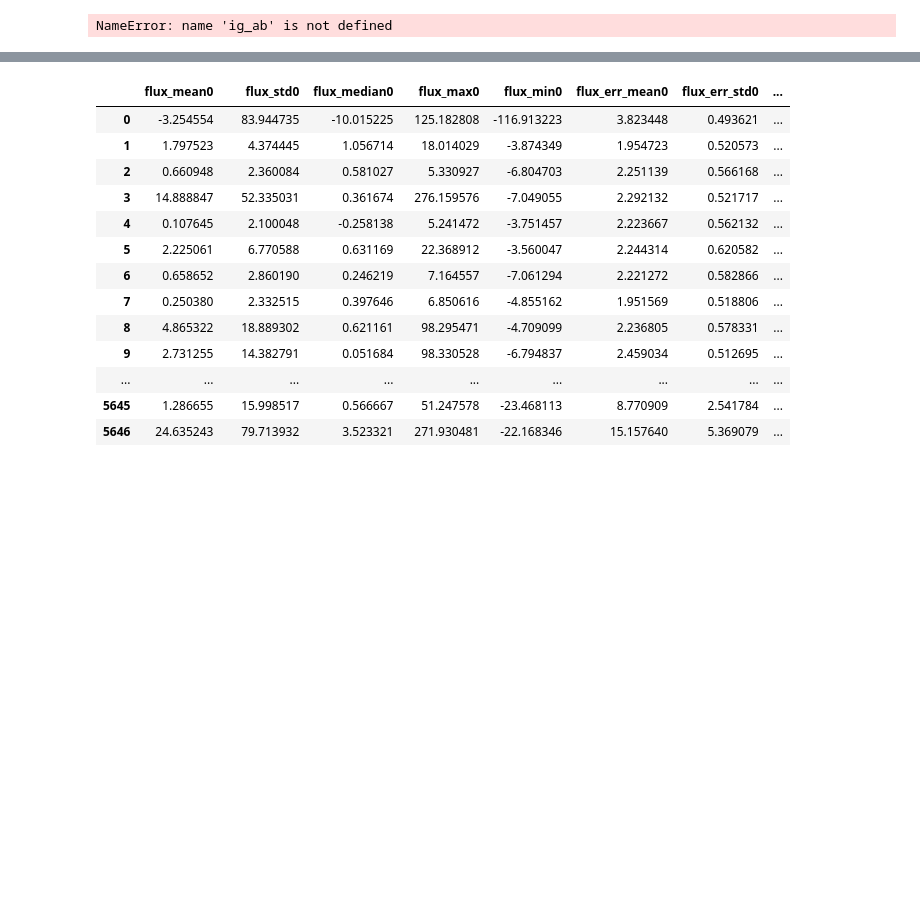
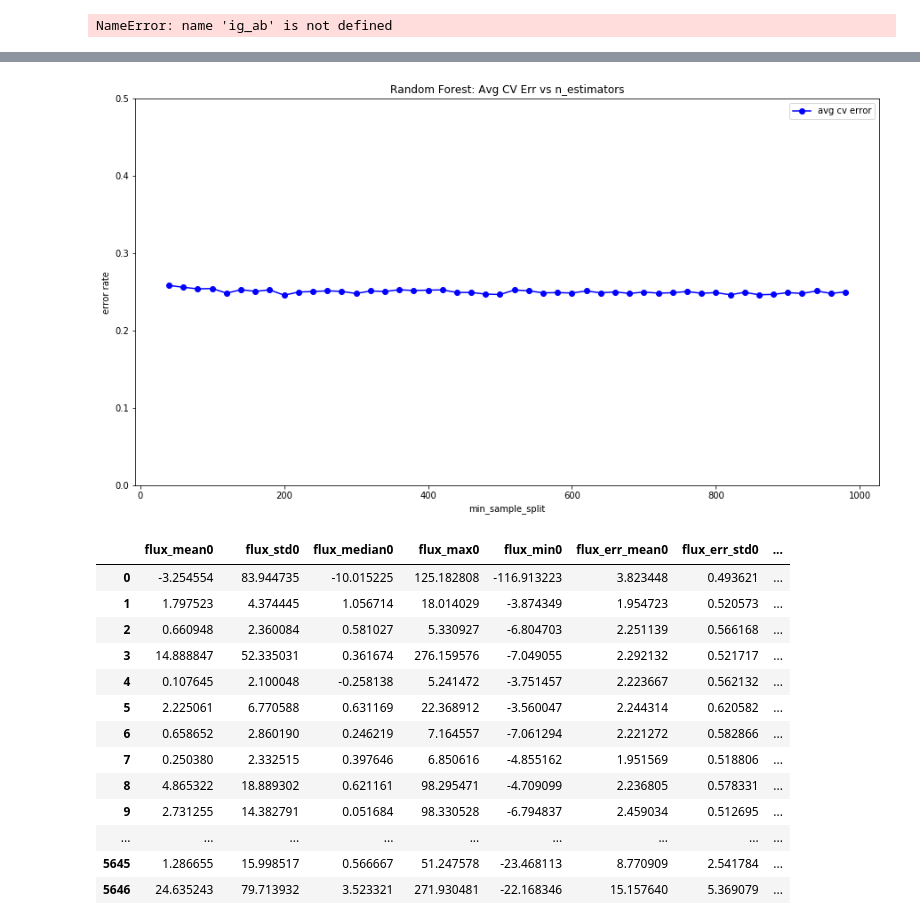
Before and after one commit to aushtin/code, a Jupyter notebook: Untitled2.ipynb, the cells around one changed output, grey strips where cells are left out. Drawn from its saved outputs; the diff is of its cells as text; code cells hidden in the pictures; blank space fills up the shorter version.

```diff
--- a/Untitled2.ipynb
+++ b/Untitled2.ipynb
@@ -762,25 +673,25 @@ object_ids, objects = plot_random_light_curves(pretraining_set)
 
 training_features, training_labels = extract_features2(training_set, training_set_metadata)
 test_features, test_labels = extract_features2(test_set, test_set_metadata)
-normalized_training_set = normalize_ts(training_set, training_set_metadata)
-normalized_test_set = normalize_ts(test_set, test_set_metadata)
+# normalized_training_set = normalize_ts(training_set, training_set_metadata)
+# normalized_test_set = normalize_ts(test_set, test_set_metadata)
 
-norm_training_features, training_labels = extract_features2(normalized_training_set, training_set_metadata)
-norm_test_features, test_labels = extract_features2(normalized_test_set, test_set_metadata)
+# norm_training_features, training_labels = extract_features2(normalized_training_set, training_set_metadata)
+# norm_test_features, test_labels = extract_features2(normalized_test_set, test_set_metadata)
 
 gnb, gnb_avg_cv = gaussian_naive_bayes_cv(norm_training_features, training_labels)
 dt, dt_avg_cv = decision_tree_cv(training_features, training_labels)
 rf, rf_avg_cv = random_forest_cv(training_features, training_labels)
 ab, ab_avg_cv = adaboost_cv(training_features, training_labels)
 
-dt_params = range(2, 20)
-dt_avg_errs, best_dt = dt_cv_curve(dt_params, training_features, training_labels)
+# dt_params = range(2, 20)
+# dt_avg_errs, best_dt = dt_cv_curve(dt_params, training_features, training_labels)
 
-rf_params = range(40, 1000, 20)
-rf_avg_errs, best_rf = rf_cv_curve(rf_params, training_features, training_labels)
+# rf_params = range(40, 1000, 20)
+# rf_avg_errs, best_rf = rf_cv_curve(rf_params, training_features, training_labels)
 
-ab_params = range(50, 1000, 50)
-ab_avg_errs, best_ab = ab_cv_curve(ab_params,training_features, training_labels)
+ab_params = range(100, 1000, 100)
+ab_avg_errs, best_ab = adaboost_cv_curve(ab_params,training_features, training_labels)
 
 # ig_training_features, ig_training_labels, eg_training_features, eg_training_labels = separate_inter_extragalactic(training_features, training_labels)
 # ig_test_features, ig_test_labels, eg_test_features, eg_test_labels = separate_inter_extragalactic(test_features, test_labels)
@@ -868,3 +783,15 @@ array([ 6, 16, 53, 65, 92])
+# %%
+fig, ax = plt.subplots()
+plt.sca(ax)
+plt.plot(rf_params, rf_avg_errs, '-bo')
+plt.legend(['avg cv error'])
+plt.xlabel('min_sample_split')
+plt.ylabel('error rate')
+plt.title('Random Forest: Avg CV Err vs n_estimators')
+plt.ylim(0, .5)
+plt.savefig('./figures/rfcvcurve.png')
+# %% [output]
+[figure, added]
 # %%
 training_features
 # %% [output]
```
Also changed, not shown: parts of 6 cells of this notebook, 8 other files.
